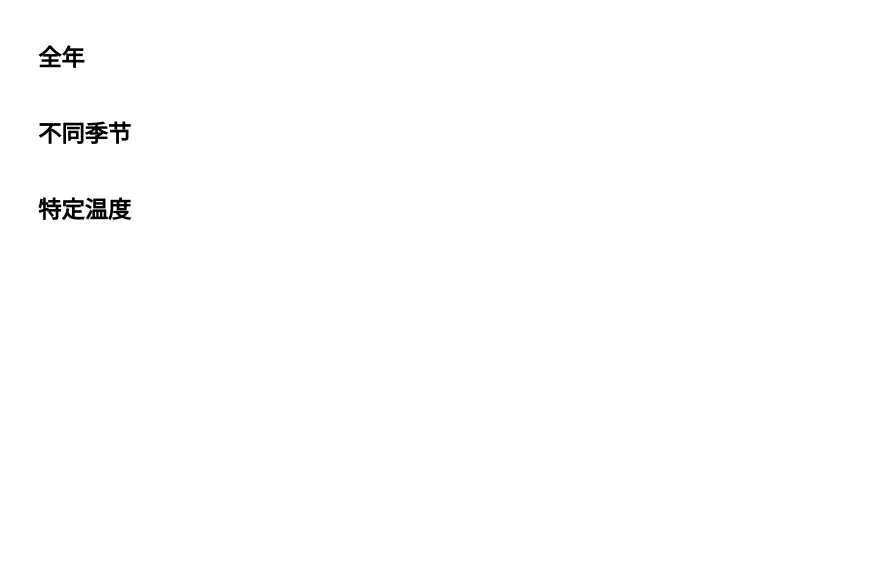
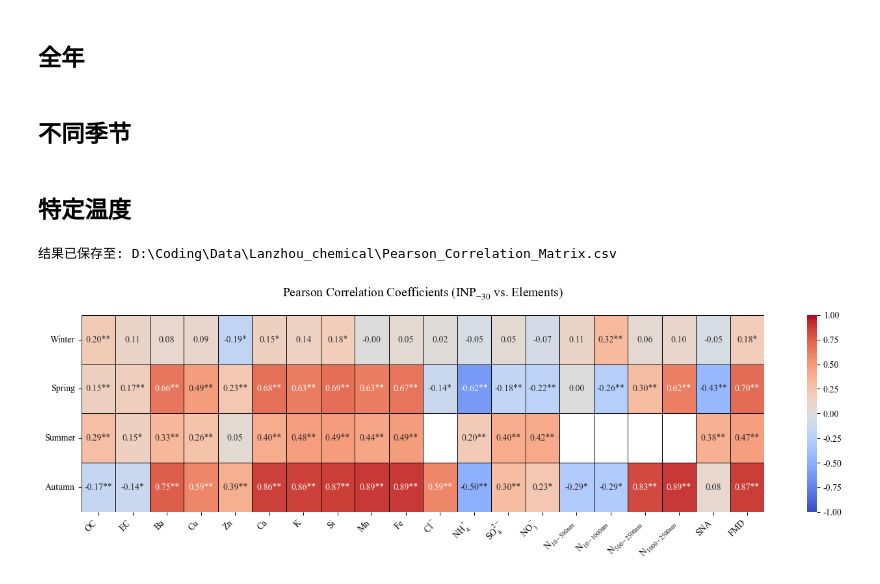
Before and after one commit to ReedFu/master0_2025, a Jupyter notebook: Lanzhou_aerosol/Corr(element_vs_inp).ipynb, the cells around one changed output. Cells and saved outputs as stored; diff of their text form; code cells hidden in the pictures; blank space fills up the shorter version.

Commit message:
Use `Corr_heatmap.csv` instead for plotting (added aerosol number concentration and surface active site density n_s).

```diff
--- a/Lanzhou_aerosol/Corr(element_vs_inp).ipynb
+++ b/Lanzhou_aerosol/Corr(element_vs_inp).ipynb
@@ -264,7 +264,7 @@ import pandas as pd
 import scipy.stats as stats
 import numpy as np
 
-df_merged = pd.read_csv(r"D:\Coding\Data\Lanzhou_chemical\Corr(ns_vs_element).csv")
+df_merged = pd.read_csv(r"D:\Coding\Data\Lanzhou_chemical\Corr_heatmap.csv")
 df_merged['SNA'] = df_merged['NH4+'] + df_merged['SO42-'] + df_merged['NO3-']
 df_merged['FMD'] = 2.20 * df_merged['Al'] + 2.49 * df_merged['Si'] + 1.63 * df_merged['Ca'] + 2.42 * df_merged['Fe'] + 1.94 * df_merged['Ti']
 
@@ -285,11 +285,15 @@ ELEMENT_LIST = [
     "NH4+",
     "SO42-",
     "NO3-",
+    "N_10-500nm",
+    "N_10-1000nm",
+    "N_500-2500nm",
+    "N_1000-2500nm",
     "SNA",
     "FMD",
 ]
 
-INP_COL = "n_s"
+INP_COL = "N_INP(#/L)"
 
 LOG_TAG = 1
 
@@ -365,16 +369,12 @@ for season in ['Winter', 'Spring', 'Summer', 'Autumn']:
 # 转换为 DataFrame (行是季节，列是物质名称)
 df_result = pd.DataFrame(results).T
 
-    # 打印预览
-    #print("-" * 50)
-    #print(f"{season} - Pearson 相关系数表 (带显著性标记 *)")
-    #print("-" * 50)
-    #print(df_result)
-
 # 保存为一个 CSV 文件, 每个季节一行
-output_filename = r'D:\Coding\Data\Lanzhou_chemical\Pearson_Correlation_Matrix(ns_vs_elements).csv'
+output_filename = r'D:\Coding\Data\Lanzhou_chemical\Pearson_Correlation_Matrix.csv'
 df_result.to_csv(output_filename, index=True)
 print(f"\n结果已保存至: {output_filename}")
+# %% [output]
+结果已保存至: D:\Coding\Data\Lanzhou_chemical\Pearson_Correlation_Matrix.csv
 # %%
 import pandas as pd
 import numpy as np
@@ -395,7 +395,7 @@ plt.rcParams['mathtext.it'] = 'Times New Roman'
 # ==========================================
 # 2. 读取和预处理数据
 # ==========================================
-df = pd.read_csv(r'D:\Coding\Data\Lanzhou_chemical\Pearson_Correlation_Matrix(ns_vs_elements).csv', index_col=0)
+df = pd.read_csv(r'D:\Coding\Data\Lanzhou_chemical\Pearson_Correlation_Matrix.csv', index_col=0)
 
 # 分离用于颜色的纯数值矩阵 和 用于显示的文本标签矩阵
 annot_df = df.copy() # 用于显示 (包含星号)
@@ -410,37 +410,43 @@ col_mapping = {
     'NO3-': r'NO$_3^-$',
     'Cl-': r'Cl$^-$',
     'OC(optical)': 'OC',
-    'EC(optical)': 'EC'
+    'EC(optical)': 'EC',
+    'N_10-500nm': 'N$_{10-500nm}$',
+    'N_10-1000nm': 'N$_{10-1000nm}$',
+    'N_500-2500nm': 'N$_{500-2500nm}$',
+    'N_1000-2500nm': 'N$_{1000-2500nm}$',
 }
 num_df.rename(columns=col_mapping, inplace=True)
 annot_df.rename(columns=col_mapping, inplace=True)
 
 # ==========================================
 # 4. 绘制热力图
 # ==========================================
 plt.figure(figsize=(14, 4.5)) # 设置画布尺寸 (宽, 高)
 
 # 使用 seaborn 画图
 ax = sns.heatmap(
     num_df,
     annot=annot_df,      # 填入带有星号的字符串
     fmt='',              # 格式化字符串设为空，原样显示 annot 的内容
     cmap='coolwarm',
     center=0,            # 色带以 0 为中心
     vmin=-1, vmax=1,
     linewidths=0.5,      # 单元格边框宽度
     linecolor='black',   # 单元格边框颜色
 )
 
 # 设置坐标轴标签的旋转角度
-plt.xticks(rotation=0, ha='right')
+plt.xticks(rotation=45, ha='right')
 plt.yticks(rotation=0)
 
 # 隐藏横纵坐标的标题名（如果不想要原来的 index/columns 名称）
 ax.set_xlabel('')
 ax.set_ylabel('')
-ax.set_title('Pearson Correlation Coefficients (n$_s$ vs. Elements )', fontsize=14, pad=20)
+ax.set_title('Pearson Correlation Coefficients (INP$_{-30}$ vs. Elements)', fontsize=14, pad=20)
 plt.tight_layout()
 
-plt.savefig(r'D:\Coding\master0_2025\Thesis\Pearson_Heatmap(ns_vs_elements).png', dpi=500, bbox_inches='tight')
+plt.savefig(r'D:\Coding\master0_2025\Thesis\Pearson_Heatmap(INP_vs_elements).png', dpi=500, bbox_inches='tight')
 plt.show()
+# %% [output]
+[figure, added]
```
Also changed, not shown: 1 other file.
